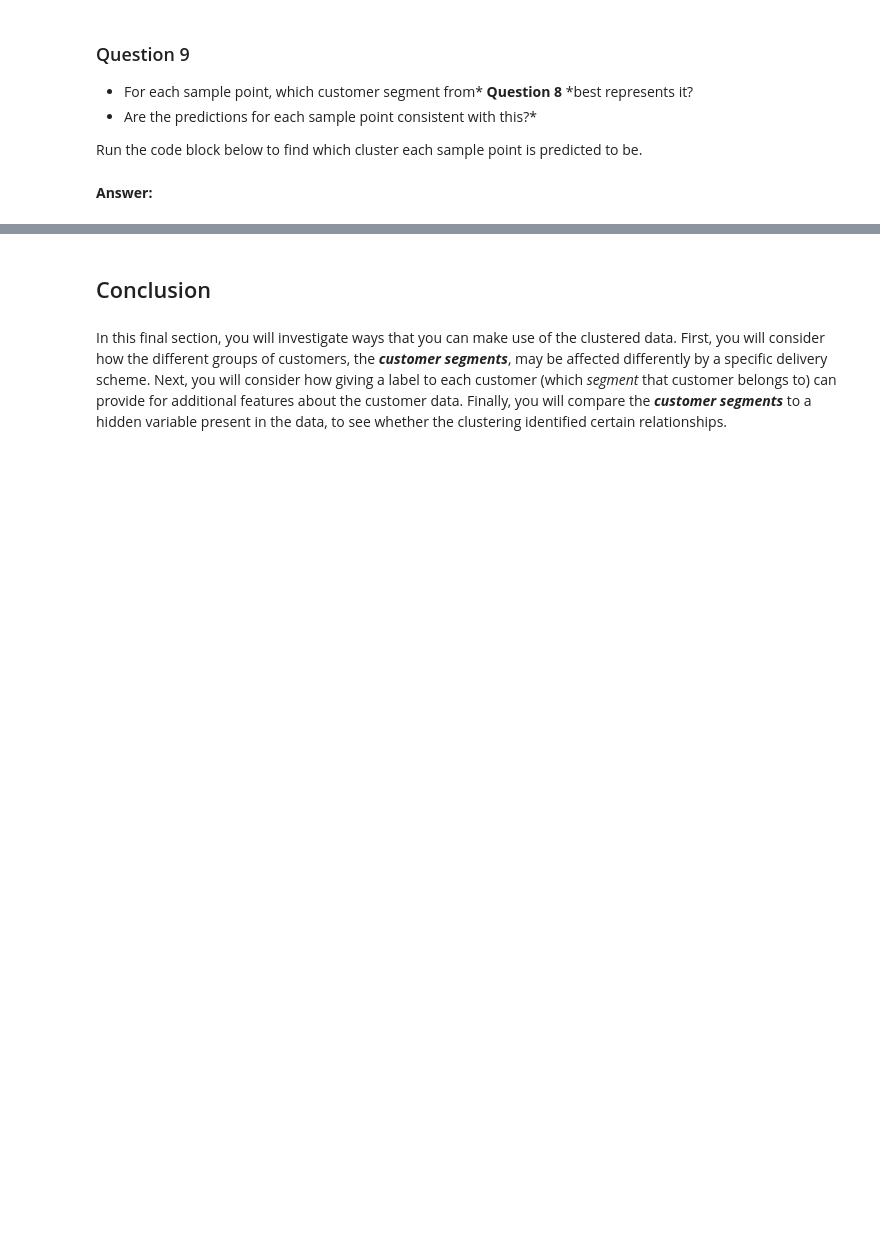
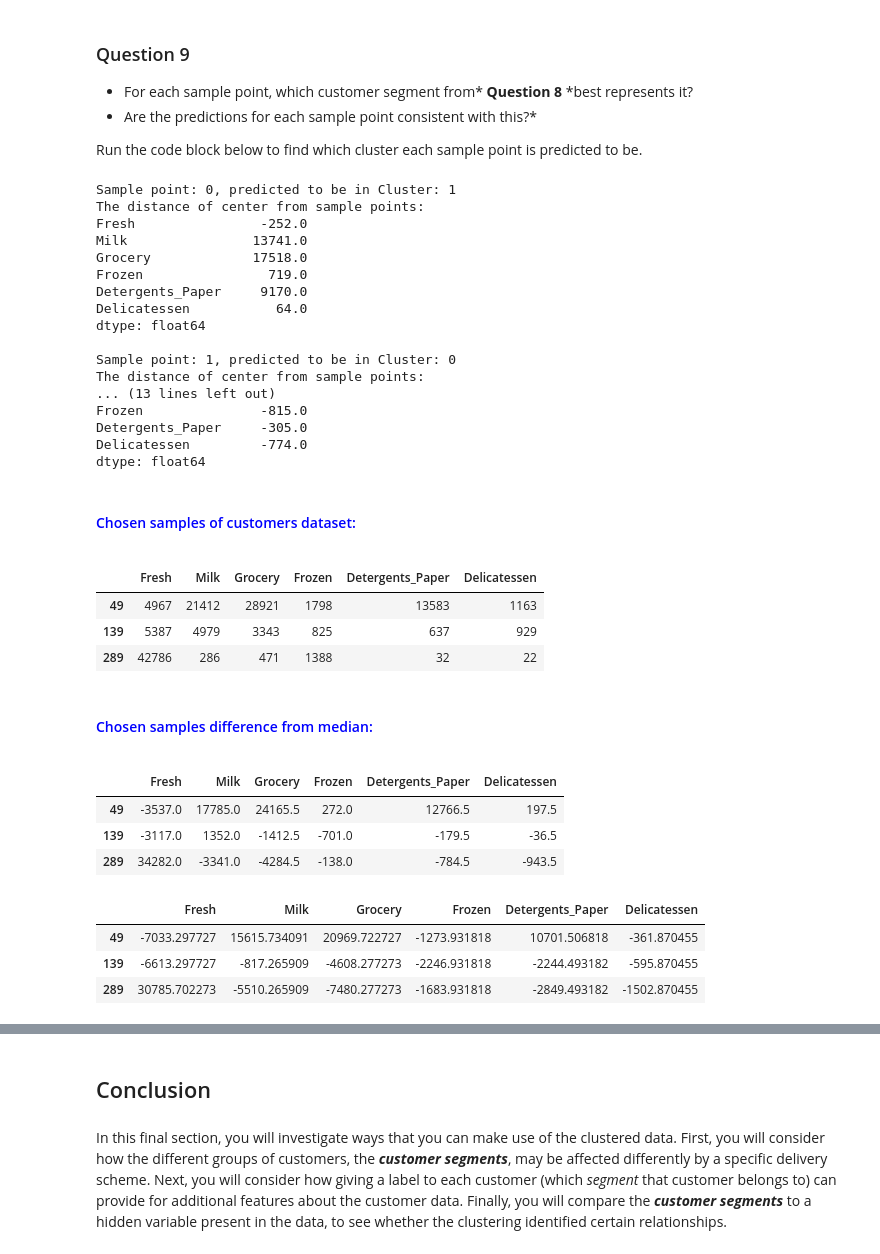
Before and after one commit to sp-mishra/machine-learning, a Jupyter notebook: projects/customer_segments/customer_segments.ipynb, the cells around one changed output, grey strips where cells are left out. Cells and saved outputs as stored; diff of their text form; code cells hidden in the pictures; blank space fills up the shorter version.

```diff
--- a/projects/customer_segments/customer_segments.ipynb
+++ b/projects/customer_segments/customer_segments.ipynb
@@ -802,7 +811,45 @@ From above the deviation for mean is not providing much of information  for segm
 Run the code block below to find which cluster each sample point is predicted to be.
 # %%
 # Display the predictions
+
 for i, pred in enumerate(sample_preds):
-    print("Sample point", i, "predicted to be in Cluster", pred)
+    print('\nSample point: {}, predicted to be in Cluster: {}'.format(i, pred))
+    print('The distance of center from sample points: ')
+    print(samples.iloc[i] - true_centers.iloc[pred])
+
+hp.display_html('\nChosen samples of customers dataset: ')
+display(samples)
+hp.display_html('\nChosen samples difference from median: ')
+display(samples -  data.median())
+# %% [output]
+Sample point: 0, predicted to be in Cluster: 1
+The distance of center from sample points:
+Fresh                -252.0
+Milk                13741.0
+Grocery             17518.0
+Frozen                719.0
+Detergents_Paper     9170.0
+Delicatessen           64.0
+dtype: float64
+
+Sample point: 1, predicted to be in Cluster: 0
+The distance of center from sample points:
+... (13 lines left out)
+Frozen               -815.0
+Detergents_Paper     -305.0
+Delicatessen         -774.0
+dtype: float64
+Chosen samples of customers dataset:
+|  | Fresh | Milk | Grocery | Frozen | Detergents_Paper | Delicatessen |
+| 49 | 4967 | 21412 | 28921 | 1798 | 13583 | 1163 |
+| 139 | 5387 | 4979 | 3343 | 825 | 637 | 929 |
+| 289 | 42786 | 286 | 471 | 1388 | 32 | 22 |
+Chosen samples difference from median:
+|  | Fresh | Milk | Grocery | Frozen | Detergents_Paper | Delicatessen |
+| 49 | -3537.0 | 17785.0 | 24165.5 | 272.0 | 12766.5 | 197.5 |
+| 139 | -3117.0 | 1352.0 | -1412.5 | -701.0 | -179.5 | -36.5 |
+| 289 | 34282.0 | -3341.0 | -4284.5 | -138.0 | -784.5 | -943.5 |
+|  | Fresh | Milk | Grocery | Frozen | Detergents_Paper | Delicatessen |
+| 49 | -7033.297727 | 15615.734091 | 20969.722727 | -1273.931818 | 10701.506818 | -361.870455 |
+| 139 | -6613.297727 | -817.265909 | -4608.277273 | -2246.931818 | -2244.493182 | -595.870455 |
+| 289 | 30785.702273 | -5510.265909 | -7480.277273 | -1683.931818 | -2849.493182 | -1502.870455 |
-# %% [markdown]
-**Answer:**
```
Also changed, not shown: parts of 10 cells of this notebook.
